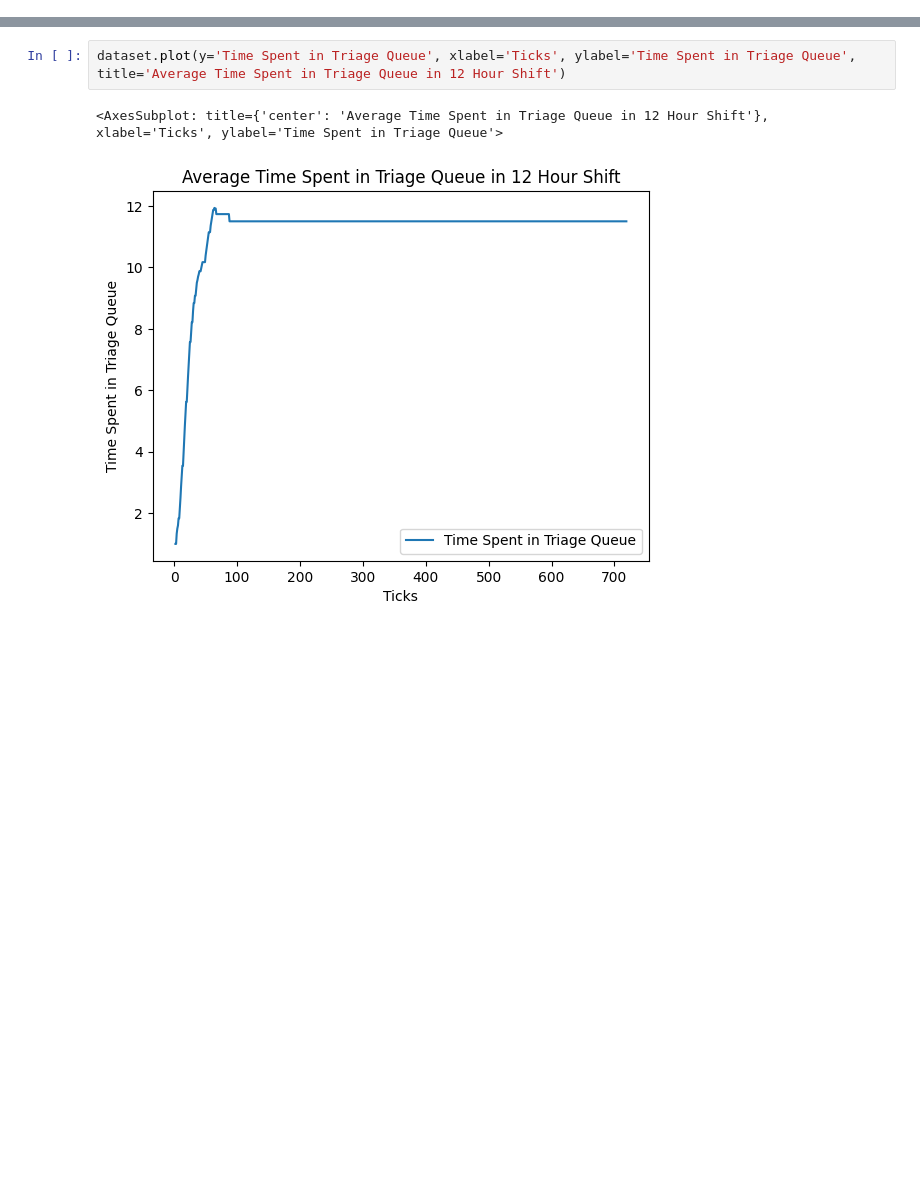
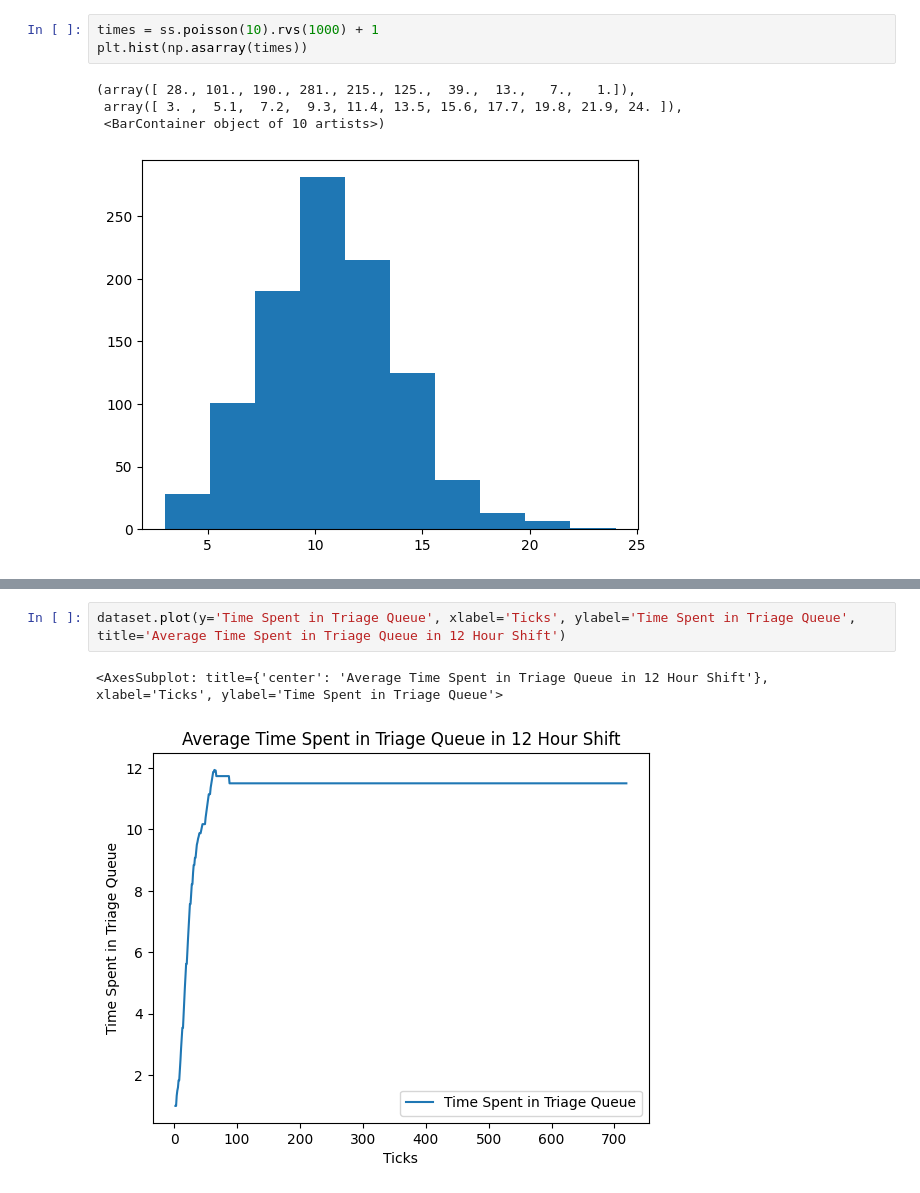
Before and after one commit to michaeladrouillard/ABM-v3, a Jupyter notebook: Exploration.ipynb, the cells around one changed output, grey strips where cells are left out. Saved outputs shown, nothing was run; the diff lists cells and outputs as text; blank space fills up the shorter version.

```diff
--- a/Exploration.ipynb
+++ b/Exploration.ipynb
@@ -23,0 +33,8 @@ Deprecated in NumPy 1.20; for more details and guidance: https://numpy.org/devdo
+# %%
+times = ss.poisson(10).rvs(1000) + 1
+plt.hist(np.asarray(times))
+# %% [output]
+(array([ 28., 101., 190., 281., 215., 125.,  39.,  13.,   7.,   1.]),
+ array([ 3. ,  5.1,  7.2,  9.3, 11.4, 13.5, 15.6, 17.7, 19.8, 21.9, 24. ]),
+ <BarContainer object of 10 artists>)
+[figure, added]
```
Also changed, not shown: parts of 25 cells of this notebook, 1 other file.
